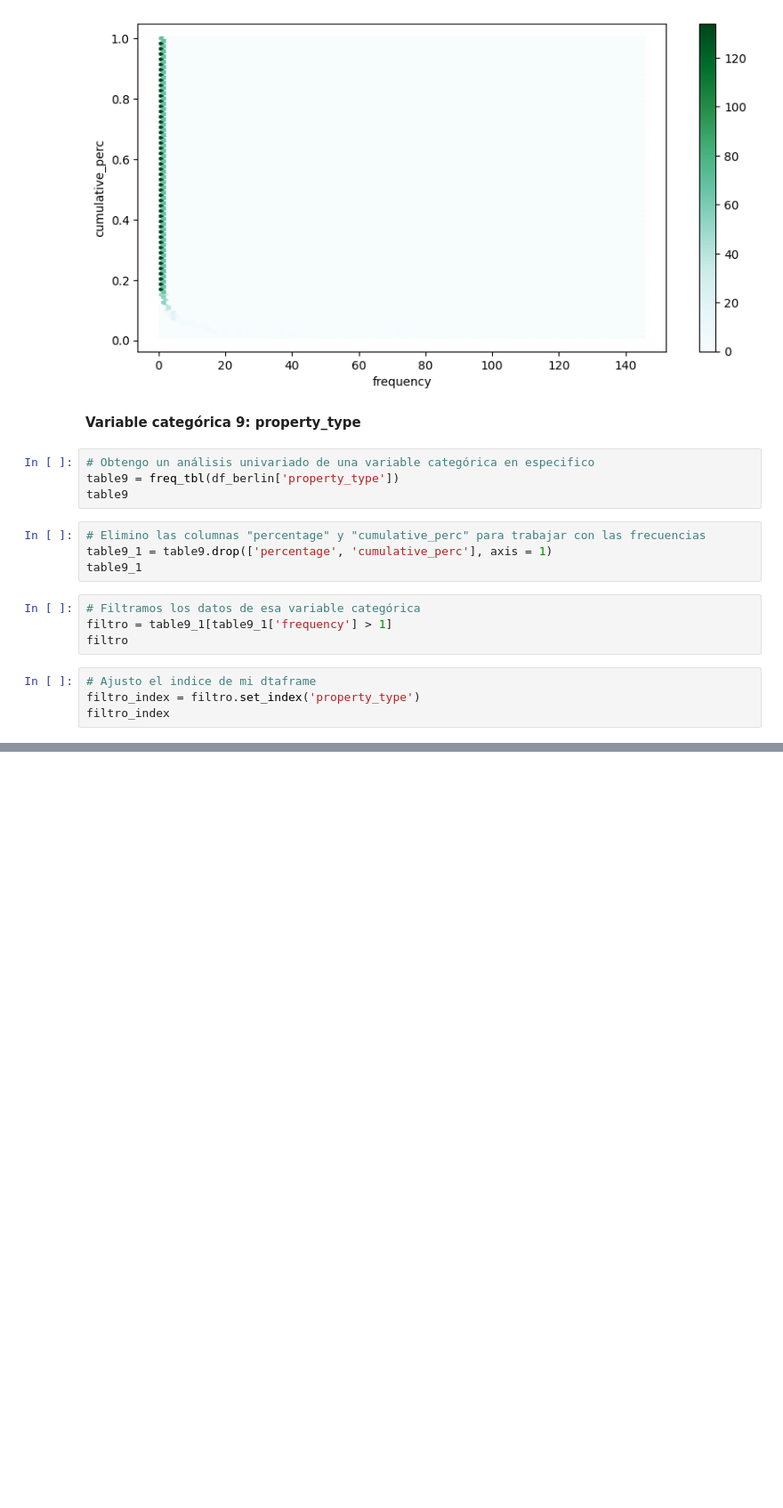
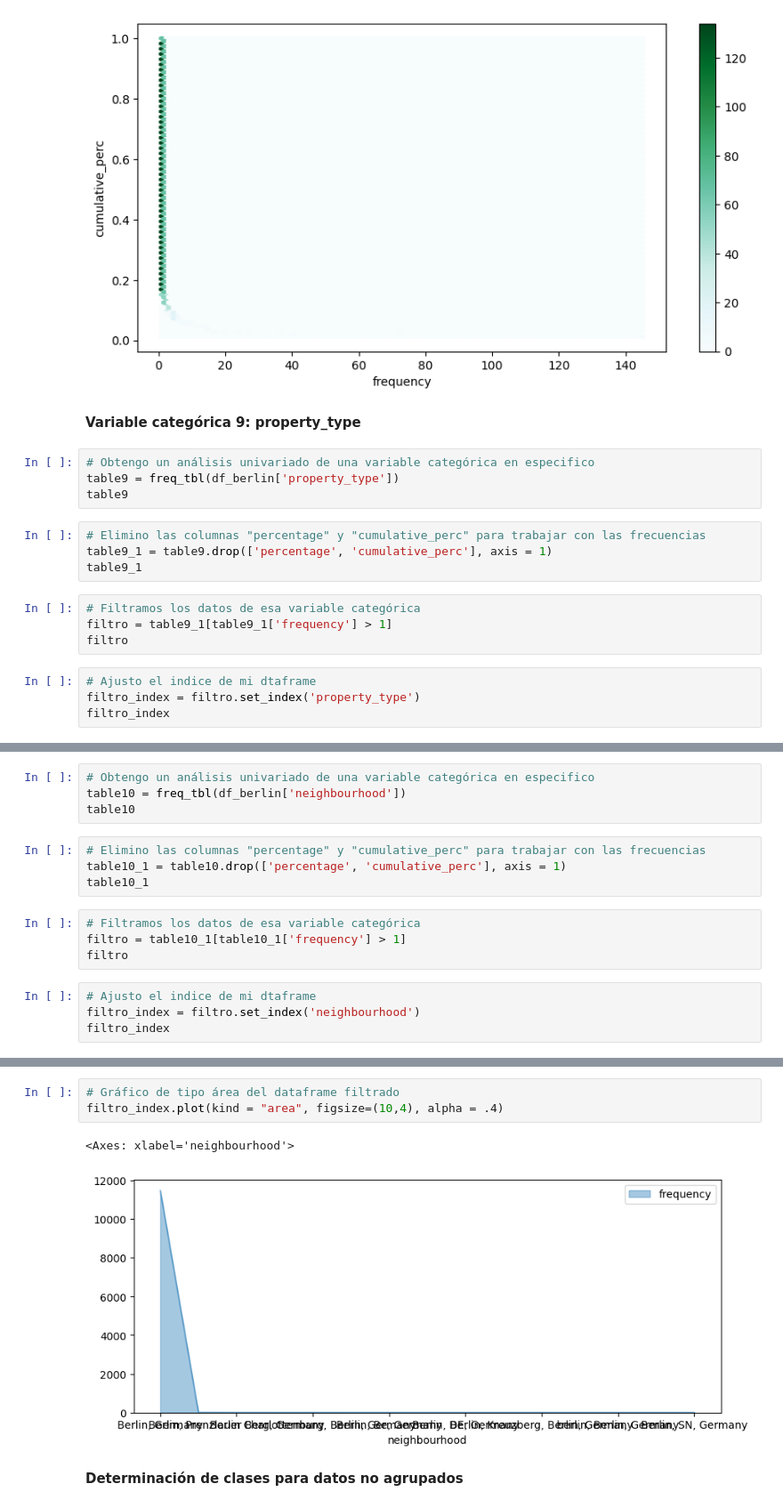
Before and after one commit to GabLopezAl/Extraccion-de-caracteristicas, a Jupyter notebook: codigo.ipynb, the cells around one changed output, grey strips where cells are left out. Shown at 89% size. Drawn from its saved outputs; the diff is of its cells as text; blank space fills up the shorter version.

```diff
--- a/codigo.ipynb
+++ b/codigo.ipynb
@@ -330,0 +333,16 @@ filtro_index.plot(kind = "area", figsize=(10,4), alpha = .4)
+# %%
+# Obtengo un análisis univariado de una variable categórica en especifico
+table10 = freq_tbl(df_berlin['neighbourhood'])
+table10
+# %%
+# Elimino las columnas "percentage" y "cumulative_perc" para trabajar con las frecuencias
+table10_1 = table10.drop(['percentage', 'cumulative_perc'], axis = 1)
+table10_1
+# %%
+# Filtramos los datos de esa variable categórica
+filtro = table10_1[table10_1['frequency'] > 1]
+filtro
+# %%
+# Ajusto el indice de mi dtaframe
+filtro_index = filtro.set_index('neighbourhood')
+filtro_index
@@ -330,0 +367,8 @@ filtro_index.plot(kind = "area", figsize=(10,4), alpha = .4)
+# %%
+# Gráfico de tipo área del dataframe filtrado
+filtro_index.plot(kind = "area", figsize=(10,4), alpha = .4)
+# %% [output]
+<Axes: xlabel='neighbourhood'>
+[figure, added]
+# %% [markdown]
+**Determinación de clases para datos no agrupados**
```
Also changed, not shown: parts of 24 cells of this notebook.
